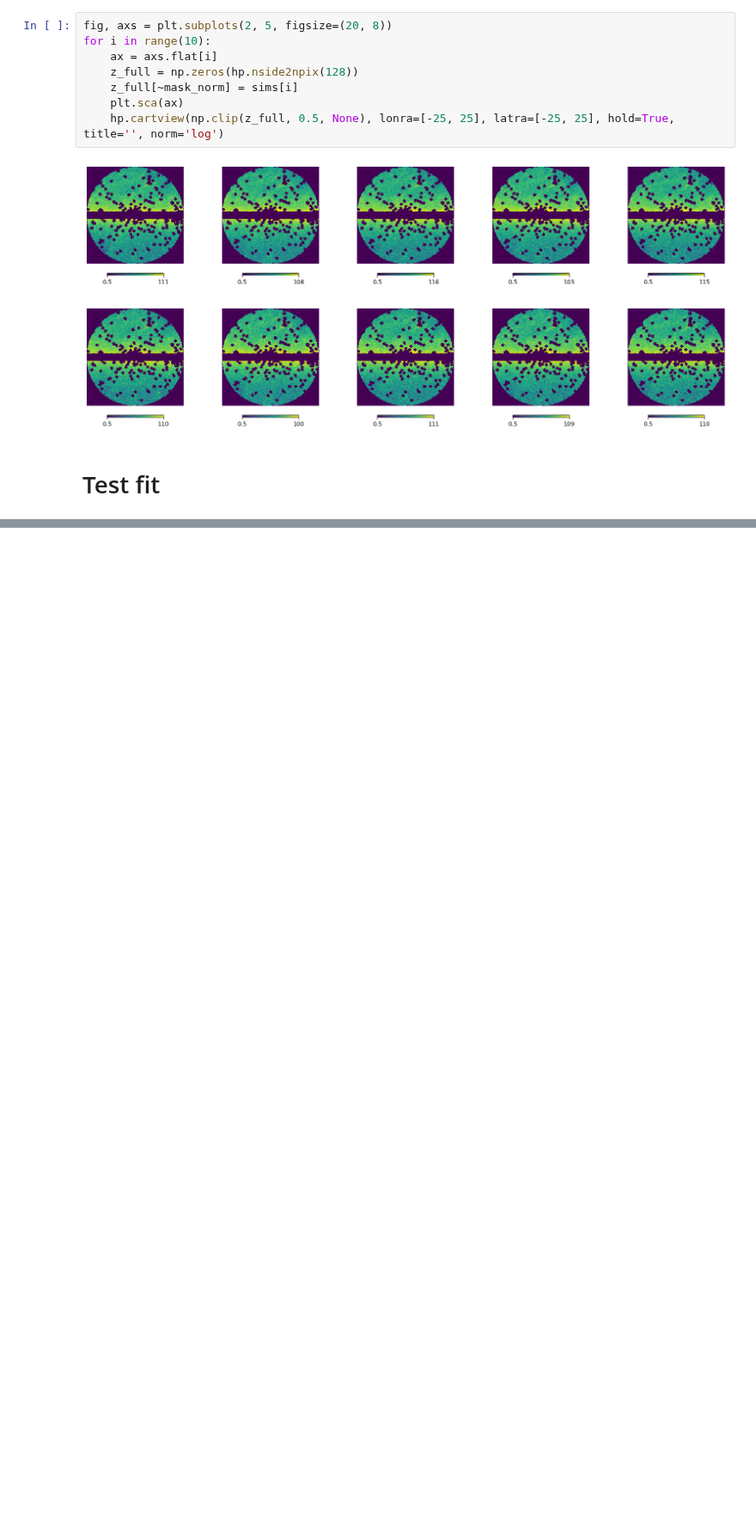
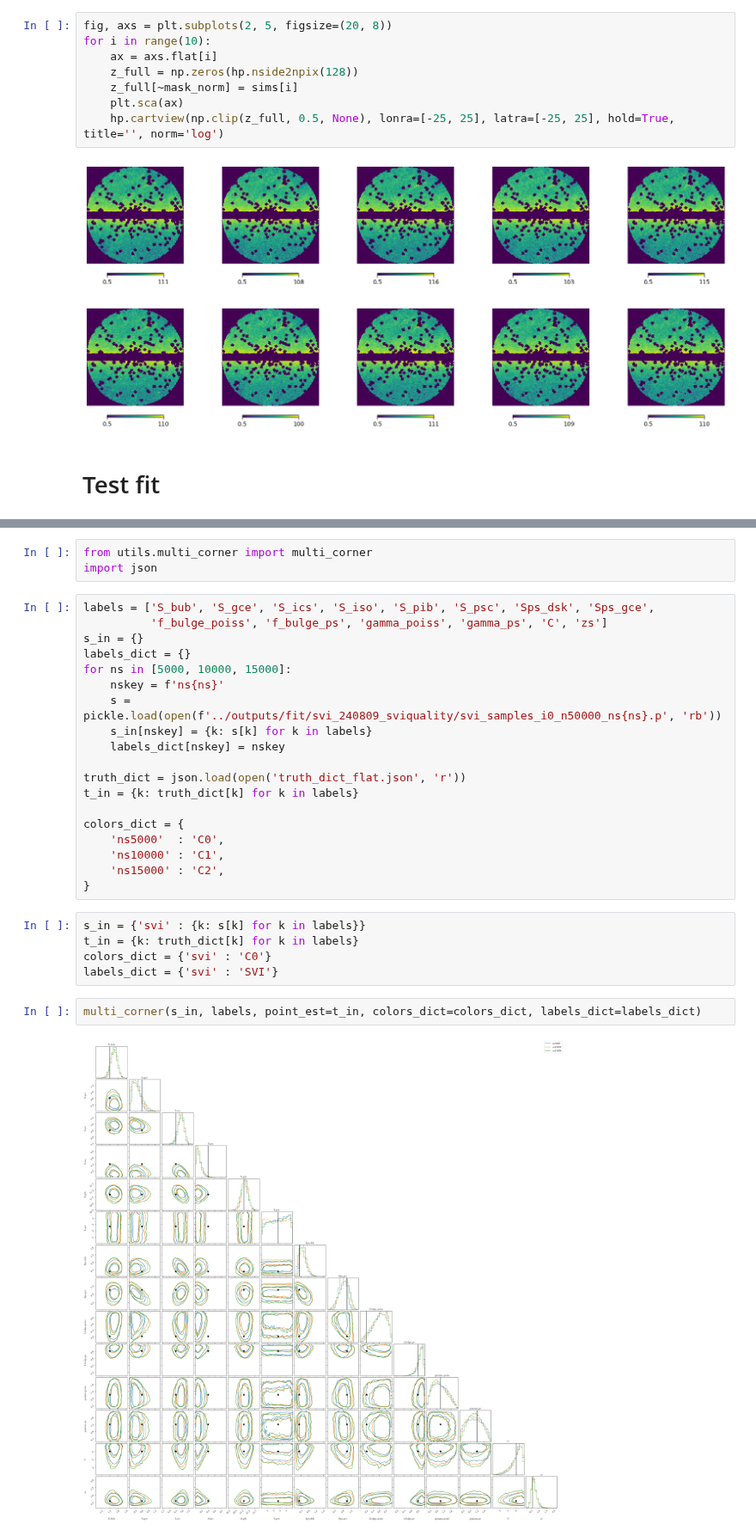
Before and after one commit to smsharma/fermi-prob-prog, a Jupyter notebook: production/1.ipynb, the cells around one changed output, grey strips where cells are left out. Shown at 86% size. Saved outputs shown, nothing was run; the diff lists cells and outputs as text; blank space fills up the shorter version.

```diff
--- a/production/1.ipynb
+++ b/production/1.ipynb
@@ -330,0 +321,31 @@ plt.tight_layout()
+# %%
+from utils.multi_corner import multi_corner
+import json
+# %%
+labels = ['S_bub', 'S_gce', 'S_ics', 'S_iso', 'S_pib', 'S_psc', 'Sps_dsk', 'Sps_gce',
+          'f_bulge_poiss', 'f_bulge_ps', 'gamma_poiss', 'gamma_ps', 'C', 'zs']
+s_in = {}
+labels_dict = {}
+for ns in [5000, 10000, 15000]:
+    nskey = f'ns{ns}'
+    s = pickle.load(open(f'../outputs/fit/svi_240809_sviquality/svi_samples_i0_n50000_ns{ns}.p', 'rb'))
+    s_in[nskey] = {k: s[k] for k in labels}
+    labels_dict[nskey] = nskey
+
+truth_dict = json.load(open('truth_dict_flat.json', 'r'))
+t_in = {k: truth_dict[k] for k in labels}
+
+colors_dict = {
+    'ns5000'  : 'C0',
+    'ns10000' : 'C1',
+    'ns15000' : 'C2',
+}
+# %%
+s_in = {'svi' : {k: s[k] for k in labels}}
+t_in = {k: truth_dict[k] for k in labels}
+colors_dict = {'svi' : 'C0'}
+labels_dict = {'svi' : 'SVI'}
+# %%
+multi_corner(s_in, labels, point_est=t_in, colors_dict=colors_dict, labels_dict=labels_dict)
+# %% [output]
+[figure, added]
```
Also changed, not shown: parts of 7 cells of this notebook, 3 other files.
